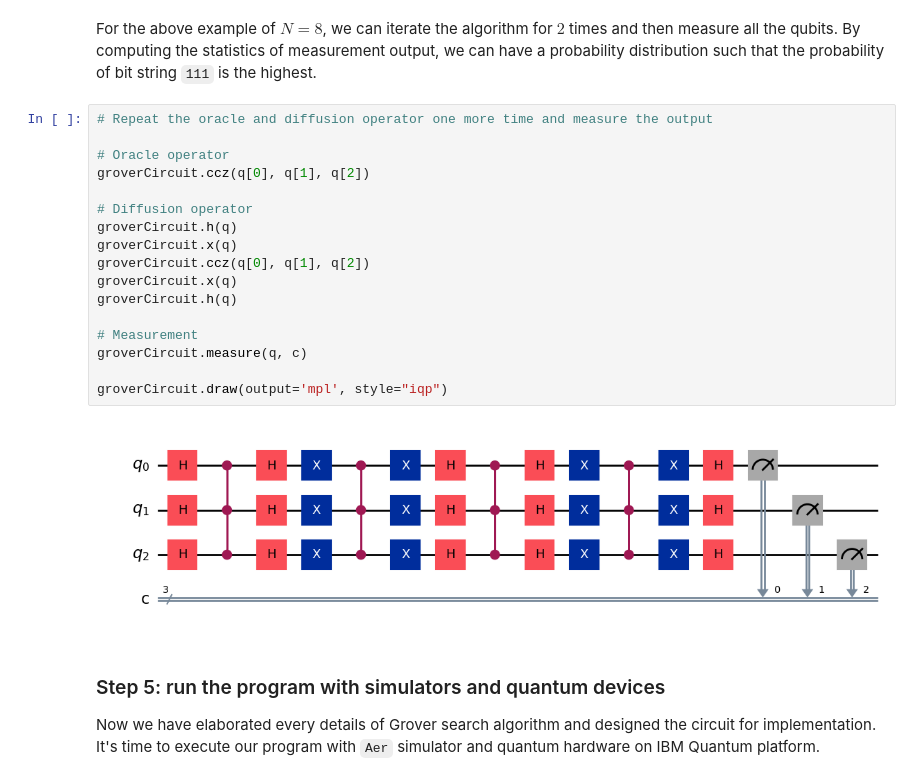
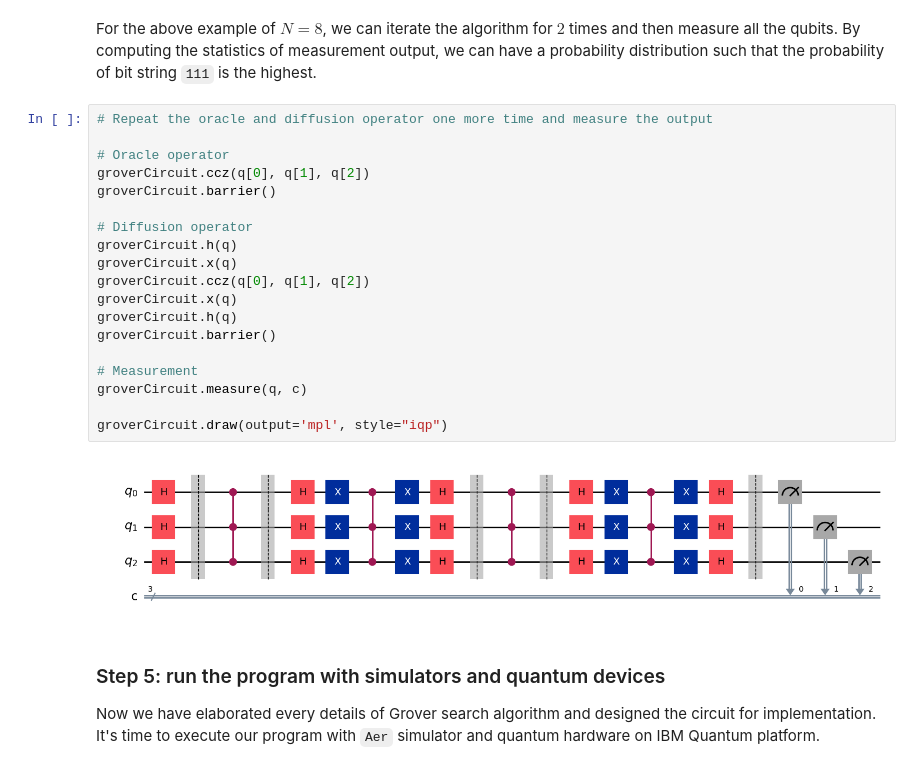
Before and after one commit to AlaricCheng/klass-workshop-hands-on, a Jupyter notebook: grover.ipynb, the cells around one changed output. Cells and saved outputs as stored; diff of their text form.

```diff
--- a/grover.ipynb
+++ b/grover.ipynb
@@ -154,22 +155,24 @@ For the above example of $N=8$, we can iterate the algorithm for $2$ times and t
 # %%
 # Repeat the oracle and diffusion operator one more time and measure the output
 
 # Oracle operator
 groverCircuit.ccz(q[0], q[1], q[2])
+groverCircuit.barrier()
 
 # Diffusion operator
 groverCircuit.h(q)
 groverCircuit.x(q)
 groverCircuit.ccz(q[0], q[1], q[2])
 groverCircuit.x(q)
 groverCircuit.h(q)
+groverCircuit.barrier()
 
 # Measurement
 groverCircuit.measure(q, c)
 
 groverCircuit.draw(output='mpl', style="iqp")
 # %% [output]
-[figure, old version]
+[figure, new version]
 # %% [markdown]
 ### Step 5: run the program with simulators and quantum devices <a id='algExecute'></a>
 Now we have elaborated every details of Grover search algorithm and designed the circuit for implementation. It's time to execute our program with `Aer` simulator and quantum hardware on IBM Quantum platform.
```
Also changed, not shown: parts of 13 cells of this notebook, 1 other file.
